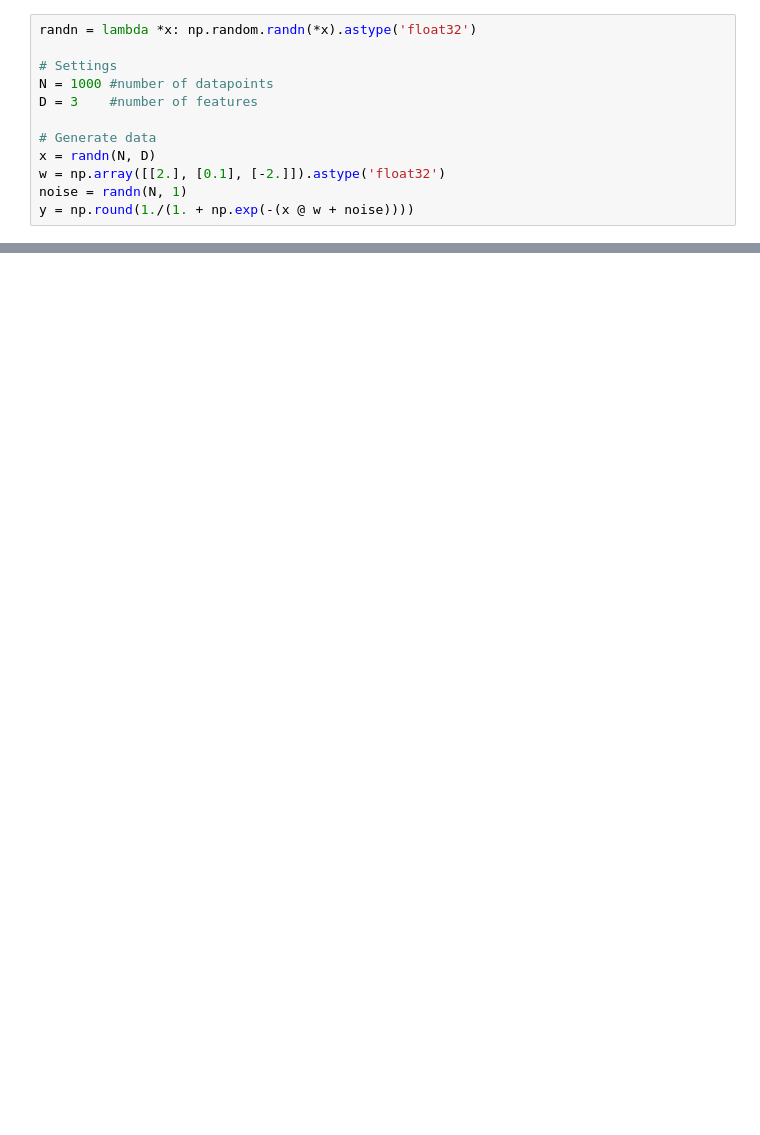
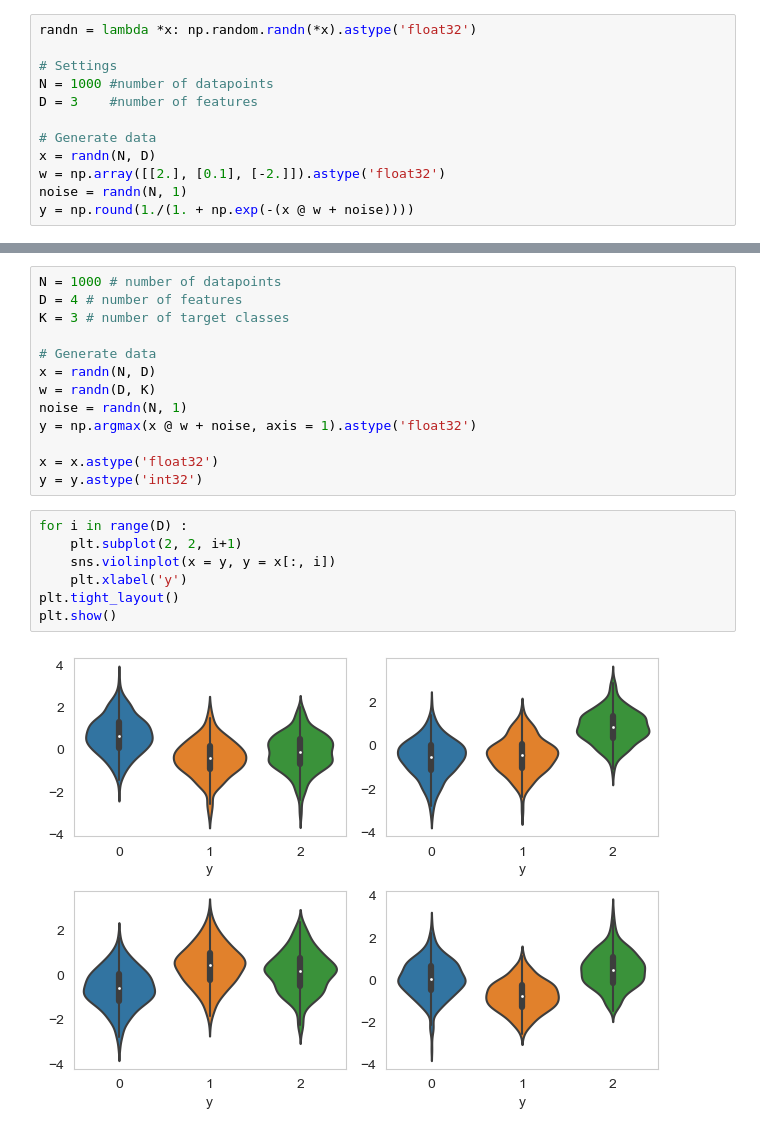
Before and after one commit to Tommylee1013/BayesianModeling, a Jupyter notebook: Notes/LogisticRegression.ipynb, the cells around one changed output, grey strips where cells are left out. Saved outputs shown, nothing was run; the diff lists cells and outputs as text; blank space fills up the shorter version.

```diff
--- a/Notes/LogisticRegression.ipynb
+++ b/Notes/LogisticRegression.ipynb
@@ -37,0 +52,22 @@ for i in range(D) :
+# %%
+N = 1000 # number of datapoints
+D = 4 # number of features
+K = 3 # number of target classes
+
+# Generate data
+x = randn(N, D)
+w = randn(D, K)
+noise = randn(N, 1)
+y = np.argmax(x @ w + noise, axis = 1).astype('float32')
+
+x = x.astype('float32')
+y = y.astype('int32')
+# %%
+for i in range(D) :
+    plt.subplot(2, 2, i+1)
+    sns.violinplot(x = y, y = x[:, i])
+    plt.xlabel('y')
+plt.tight_layout()
+plt.show()
+# %% [output]
+[figure, added]
```
Also changed, not shown: parts of 10 cells of this notebook, 1 other file.
